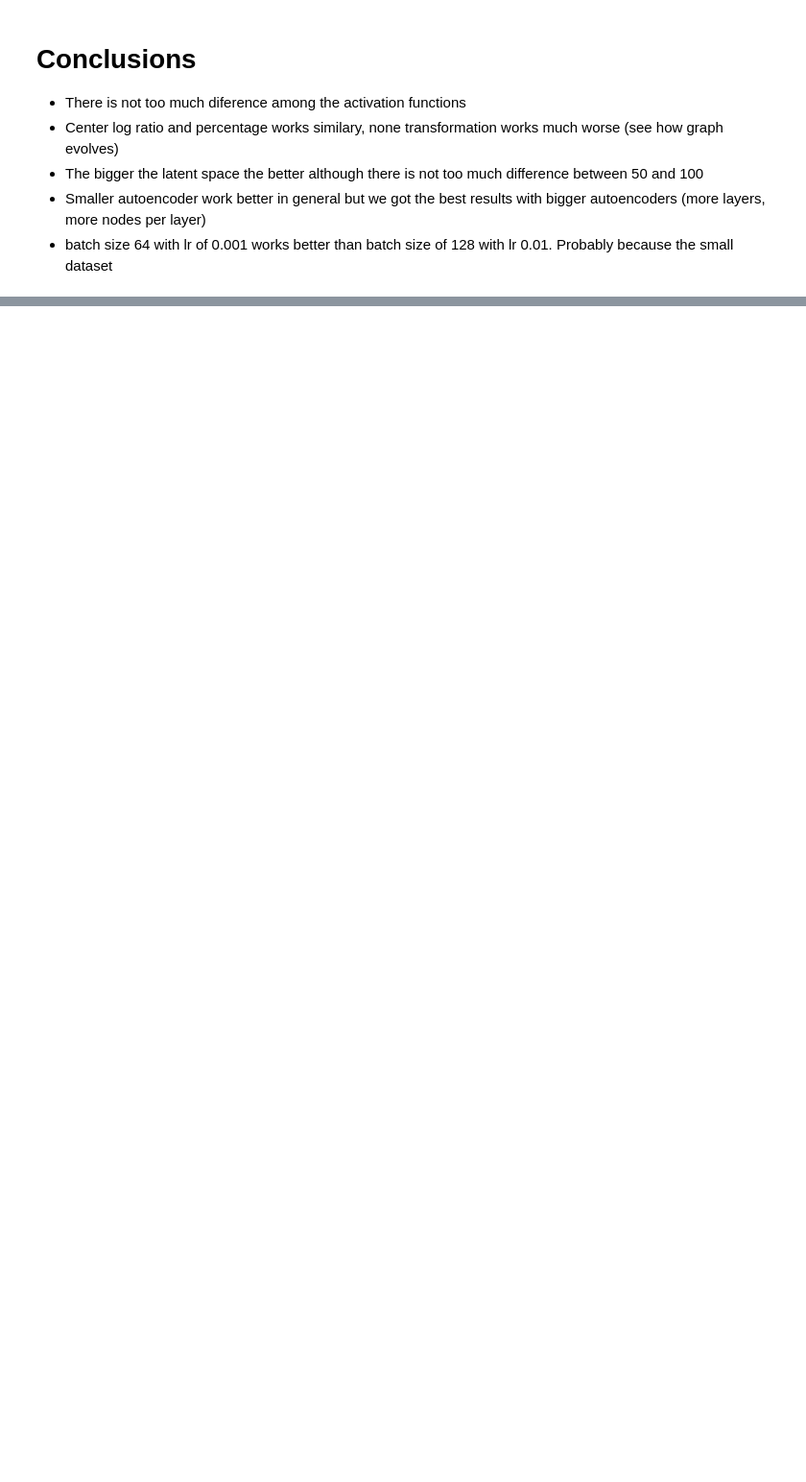
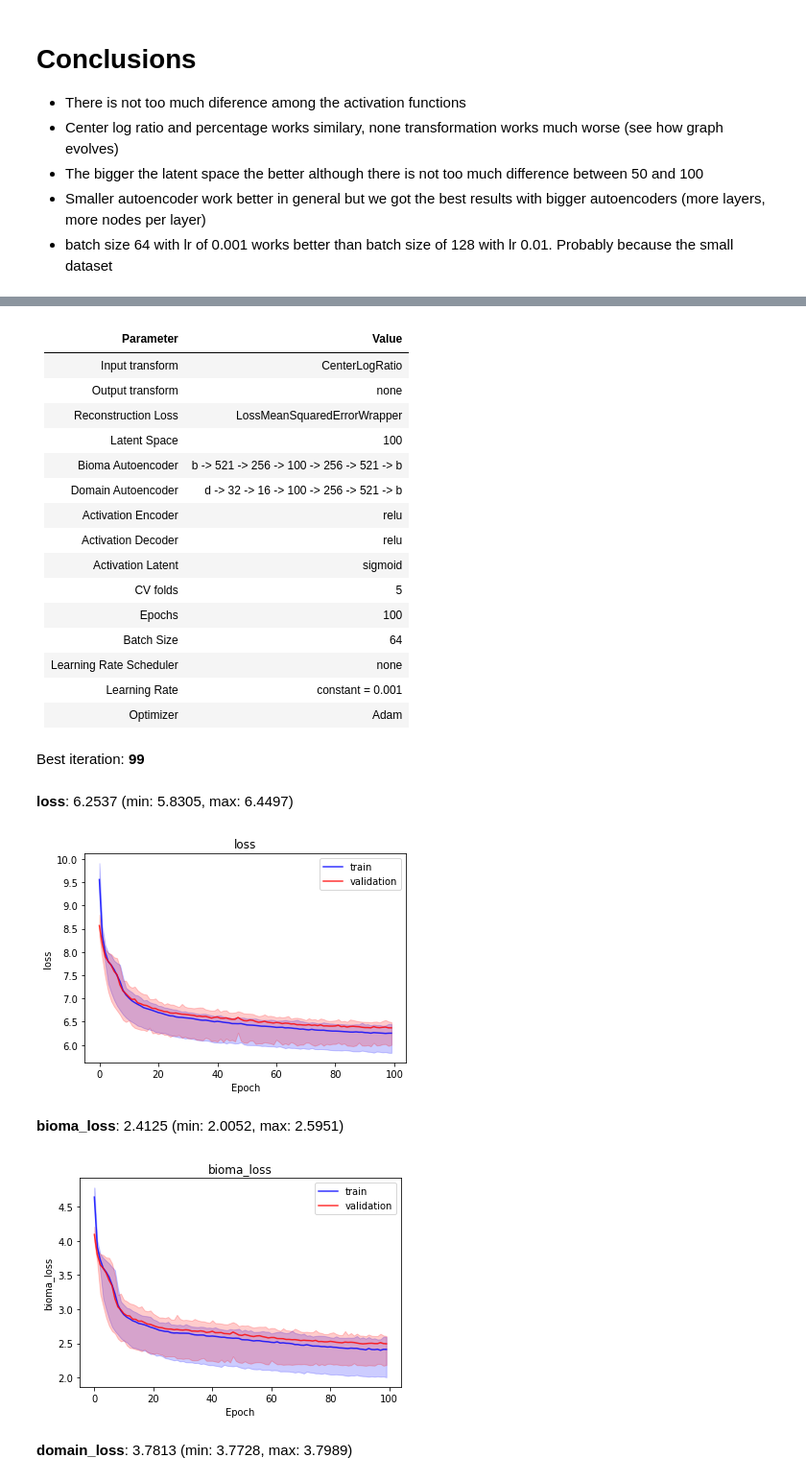
Before and after one commit to jorgemf/DeepLatentMicrobiome, a Jupyter notebook: autoencoder_results.ipynb, the cells around one changed output, grey strips where cells are left out. Shown: that part at 96% size. Drawn from its saved outputs; the diff is of its cells as text; code cells hidden in the pictures; blank space fills up the shorter version.

```diff
--- a/autoencoder_results.ipynb
+++ b/autoencoder_results.ipynb
@@ -191,0 +202,41 @@ domain_jensen_shannon_divergence 0.8903892636299133
+# %%
+# 93
+perform_test_experiment(cv_folds=5,
+                        epochs=100,
+                        batch_size=64,
+                        learning_rate=0.001,
+                        optimizer=optimizers.Adam,
+                        learning_rate_scheduler=None,
+                        input_transform=CenterLogRatio,
+                        output_transform=None,
+                        reconstruction_loss=MakeLoss(LossMeanSquaredErrorWrapper, CenterLogRatio, None),
+                        latent_space=100,
+                        layers=[521,256],
+                        activation='relu',
+                        activation_latent='sigmoid',
+                        show_results=True,
+                        device='/CPU:0')
+# %% [output]
+| Parameter             | Value         |
+|:----------------------|:--------------|
+| Input transform | CenterLogRatio |
+| Output transform | none |
+| Reconstruction Loss | LossMeanSquaredErrorWrapper |
+| Latent Space | 100 |
+| Bioma Autoencoder | b -> 521 -> 256 -> 100 -> 256 -> 521 -> b |
+| Domain Autoencoder | d -> 32 -> 16 -> 100 -> 256 -> 521 -> b |
+| Activation Encoder | relu |
+| Activation Decoder | relu |
+| Activation Latent | sigmoid |
+| CV folds | 5 |
+| Epochs | 100 |
+| Batch Size | 64 |
+| Learning Rate Scheduler | none |
+| Learning Rate | constant = 0.001 |
+| Optimizer | Adam |
+<p>Best iteration: <b>99</b></p>
+<b>loss</b>: 6.2537 (min: 5.8305, max: 6.4497)
+[figure, added]
+<b>bioma_loss</b>: 2.4125 (min: 2.0052, max: 2.5951)
+[figure, added]
+<b>domain_loss</b>: 3.7813 (min: 3.7728, max: 3.7989)
```
Also changed, not shown: parts of 24 cells of this notebook, 8 other files.
